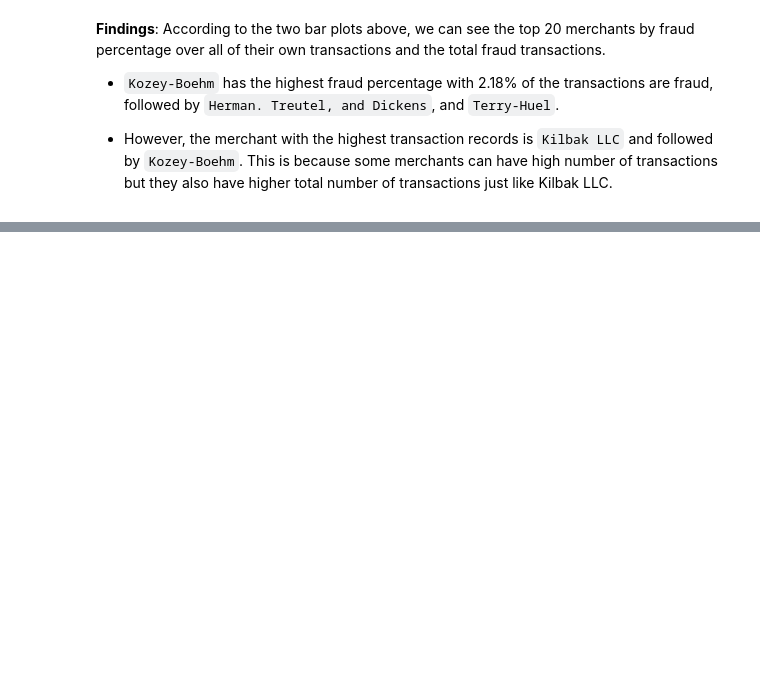
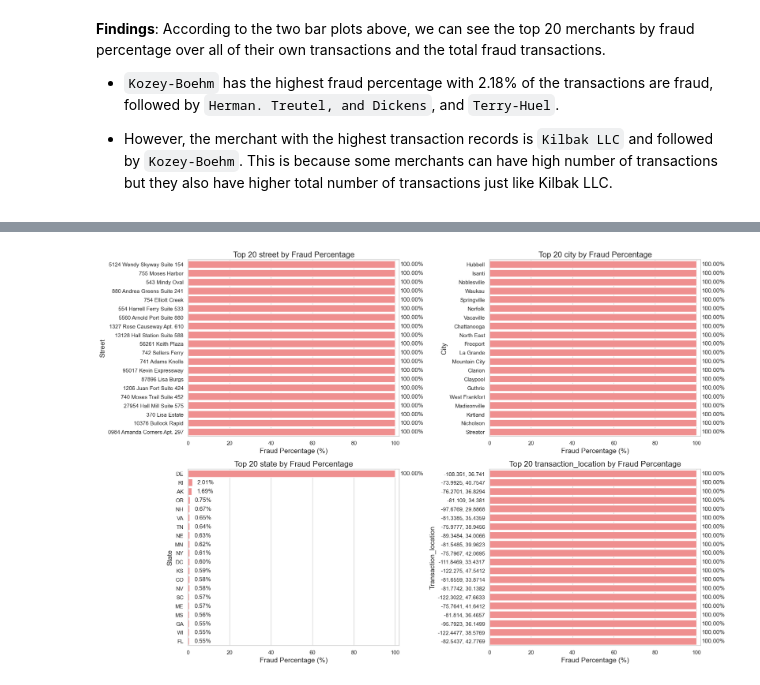
Before and after one commit to Youhorng/credit_card_fraud_prediction, a Jupyter notebook: notebooks/exploratory_data_analysis.ipynb, the cells around one changed output, grey strips where cells are left out. Cells and saved outputs as stored; diff of their text form; code cells hidden in the pictures; blank space fills up the shorter version.

```diff
--- a/notebooks/exploratory_data_analysis.ipynb
+++ b/notebooks/exploratory_data_analysis.ipynb
@@ -534,11 +529,0 @@ Name: transaction_location, Length: 1852394, dtype: object
-# %%
-def find_fraud_percentage(df, feature):
-
-    # Aggregate transaction counts by merchant and fraud status
-    counts = df.groupby([feature, "is_fraud"]).size().unstack(fill_value=0)
-    counts.columns = ["not_fraud", "fraud"]
-    counts["total"] = counts["not_fraud"] + counts["fraud"]
-    counts["fraud_percentage"] = np.round((counts["fraud"] / counts["total"]) * 100, 2)
-    counts = counts.sort_values(by="fraud_percentage", ascending=False)
-
-    return counts
@@ -584,0 +530,29 @@ m
+# %%
+# Find fraud percentage in each location feature
+location_features = ["street", "city", "state", "transaction_location"]
+
+# Create subplots for to visualize each location fraud percentage
+fig, axes = plt.subplots(nrows=2, ncols=2, figsize=(18, 12))
+
+for idx, feature in enumerate(location_features):
+
+    # Find fraud percentage
+    count_feature = find_fraud_percentage(df, feature)
+    count_feature = count_feature.sort_values(by="fraud_percentage", ascending=False)
+    top_20_feature = count_feature.head(20).reset_index()
+
+    cols = idx % 2
+    rows = idx // 2
+    ax = sns.barplot(data=top_20_feature, x="fraud_percentage", y=feature, color="#FF7F7F", ax=axes[rows, cols])
+    axes[rows, cols].set_title(f"Top 20 {feature} by Fraud Percentage", fontsize=16)
+    axes[rows, cols].set_xlabel("Fraud Percentage (%)", fontsize=14)
+    axes[rows, cols].set_ylabel(feature.capitalize(), fontsize=14)
+    axes[rows, cols].set_xlim(0, top_20_feature["fraud_percentage"].max() + 2)
+    # Add bar labels
+    for container in ax.containers:
+        ax.bar_label(container, fmt='%.2f%%', padding=10)
+
+plt.tight_layout()
+plt.show()
+# %% [output]
+[figure, added]
```
Also changed, not shown: parts of 11 cells of this notebook.
